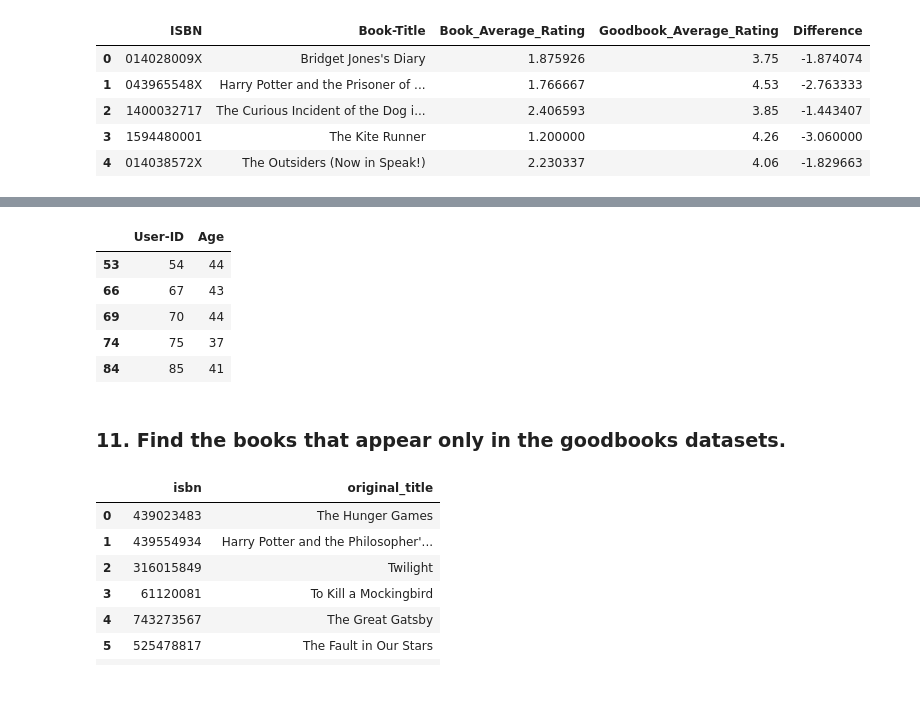
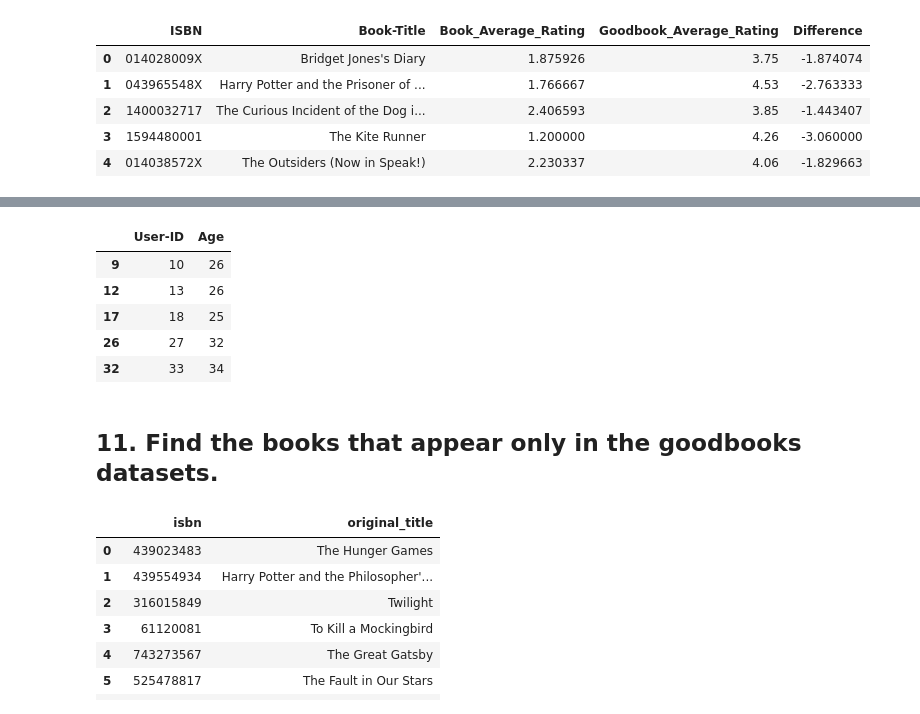
Before and after one commit to gianscuri/Computer_Science_Project_Pandas, a Jupyter notebook: progetto-2021.ipynb, the cells around one changed output, grey strips where cells are left out. Cells and saved outputs as stored; diff of their text form; code cells hidden in the pictures.

```diff
--- a/progetto-2021.ipynb
+++ b/progetto-2021.ipynb
@@ -374,0 +361,7 @@ users.groupby(pd.cut(users['Age'], np.arange(14, 260, 10)), as_index=False).coun
+# %%
+interval = np.arange(14, 180, 10)
+users['Age_bin'] = pd.cut(users['Age'], np.append(0, interval))
+
+distrib_eta = users.groupby('Age_bin').count() [['User-ID']]
+distrib_eta.rename(columns={'User-ID':'Count'}, inplace=True)
+distrib_eta
@@ -374,0 +390,12 @@ users.groupby(pd.cut(users['Age'], np.arange(14, 260, 10)), as_index=False).coun
+# %%
+interval = np.arange(14, 95, 10)
+users['Age_bin'] = pd.cut(users['Age'], np.append(0, interval)).astype(str)
+users['Age_bin'].replace('nan', 'altre_eta', inplace = True)
+eta = users.groupby('Age_bin')
+
+users_dict = {}
+
+for bin_eta in eta.groups.keys():
+    users_dict[bin_eta] = eta.get_group(bin_eta)
+
+users_dict['altre_eta']
@@ -375,22 +416,23 @@ users.groupby(pd.cut(users['Age'], np.arange(14, 260, 10)), as_index=False).coun
 # %%
 interval = np.arange(14,84,10)
 grouped_users=list(range(len(interval)))
 grouped_users[0]=users[users["Age"]<=14][["User-ID","Age"]]
 grouped_users[len(interval)-1]=users[users["Age"].isnull()][["User-ID","Age"]]
+
 for i in range(1,len(interval)-1): #va da 1 a 7
-    s=users[(users["Age"]>interval[i])&(users["Age"]<=interval[i+1])][["User-ID","Age"]]
+    s=users[(users["Age"]>interval[i-1])&(users["Age"]<=interval[i])][["User-ID","Age"]]
     grouped_users[i]=s
 
 grouped_users[2].head()
 # %% [output]
 |  | User-ID | Age |
-| 53 | 54 | 44 |
-| 66 | 67 | 43 |
-| 69 | 70 | 44 |
-| 74 | 75 | 37 |
-| 84 | 85 | 41 |
+| 9 | 10 | 26 |
+| 12 | 13 | 26 |
+| 17 | 18 | 25 |
+| 26 | 27 | 32 |
+| 32 | 33 | 34 |
 # %% [markdown]
-### 11. Find the books that appear only in the goodbooks datasets.
+## 11. Find the books that appear only in the goodbooks datasets.
 # %%
 goodbooks[~goodbooks['isbn'].isin(books_goodbooks['ISBN'])].head(10) [['isbn', 'original_title']]
 # %% [output]
```
Also changed, not shown: parts of 21 cells of this notebook.
